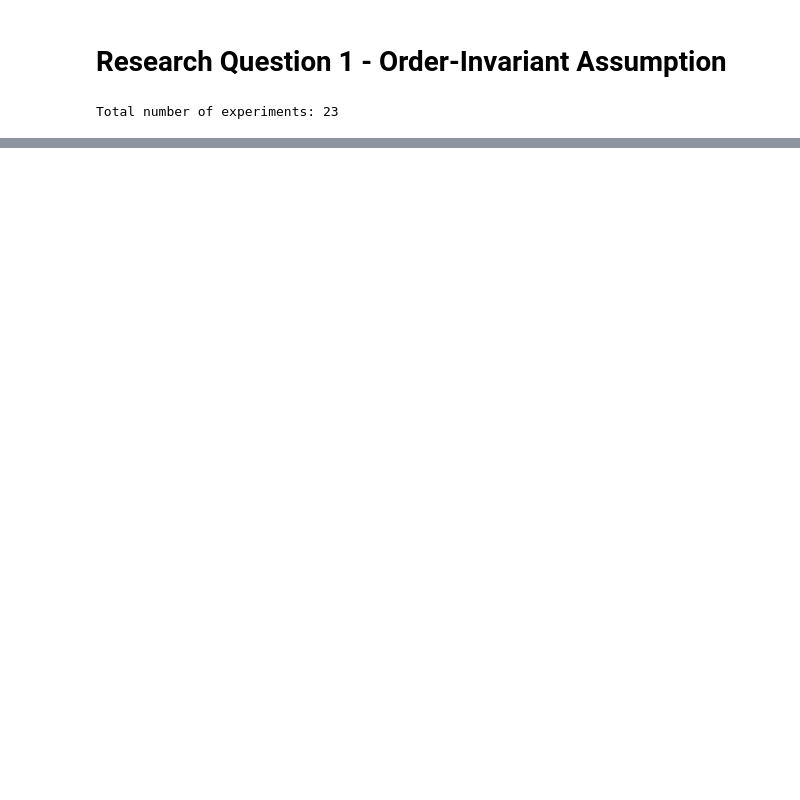
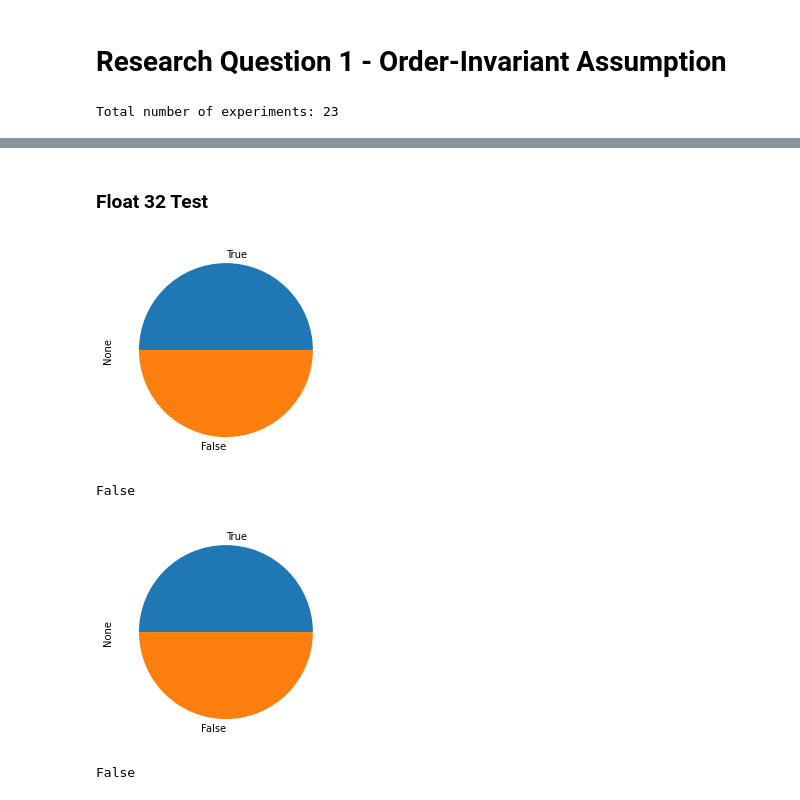
Before and after one commit to Dralan1912/HAICOR-Experiment, a Jupyter notebook: Research Question 1.ipynb, the cells around one changed output, grey strips where cells are left out. Saved outputs shown, nothing was run; the diff lists cells and outputs as text; code cells hidden in the pictures; blank space fills up the shorter version.

```diff
--- a/Research Question 1.ipynb
+++ b/Research Question 1.ipynb
@@ -75,0 +87,9 @@ prediction_dataframe
+# %%
+attentions = pd.DataFrame(
+    ((e.story, e.sentence, e.character, i.human_size, i.machine_size, p.content, p.weight)
+     for e in experiments for i in e.instances for s in i.samples
+     for p in itertools.chain(s.human_paths, s.machine_paths)),
+    columns=("story", "line", "character", "human_size", "machine_size", "path", "value")
+)
+
+attentions
@@ -75,0 +110,6 @@ prediction_dataframe
+# %%
+attentions = attentions.groupby(["story", "line", "character"])\
+    .apply(lambda x: x[(x.human_size == 0) & (x.machine_size == x.machine_size.max())])\
+    .reset_index(drop=True)[["story", "line", "character", "path", "value"]]
+
+attentions
@@ -75,0 +130,16 @@ prediction_dataframe
+# %% [markdown]
+### Float 32 Test
+# %%
+for key, group in attentions.groupby(["story", "line", "character", "path"]):
+    differences = pd.Series(abs(i - j) for i, j in itertools.combinations(group.value.unique(), 2))
+
+    if len(differences) > 0 and differences.where(differences > 2 ** -23).count() > 0:
+        (differences < 2 ** -23).value_counts().plot.pie()
+        plt.show()
+
+        print(stats.wilcoxon(differences - 2 ** -23, alternative="greater").pvalue < 0.001)
+# %% [output]
+[figure, added]
+False
+[figure, added]
+False
```
Also changed, not shown: parts of 9 cells of this notebook.
